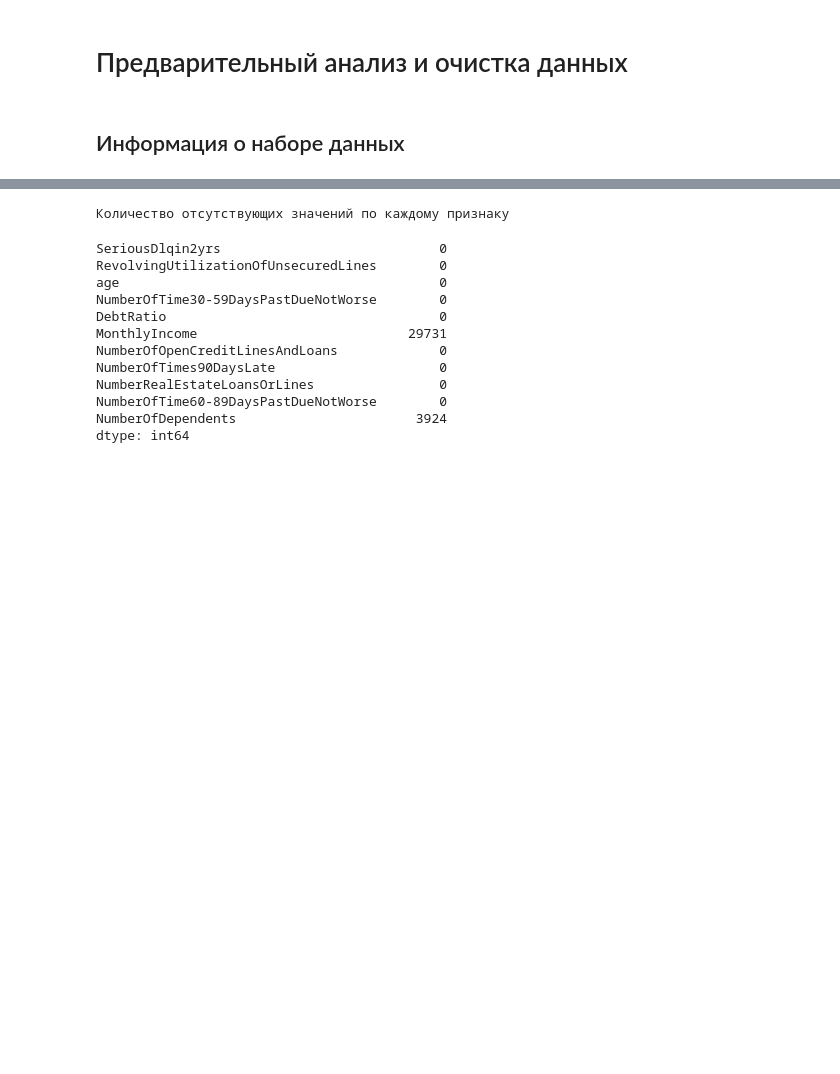
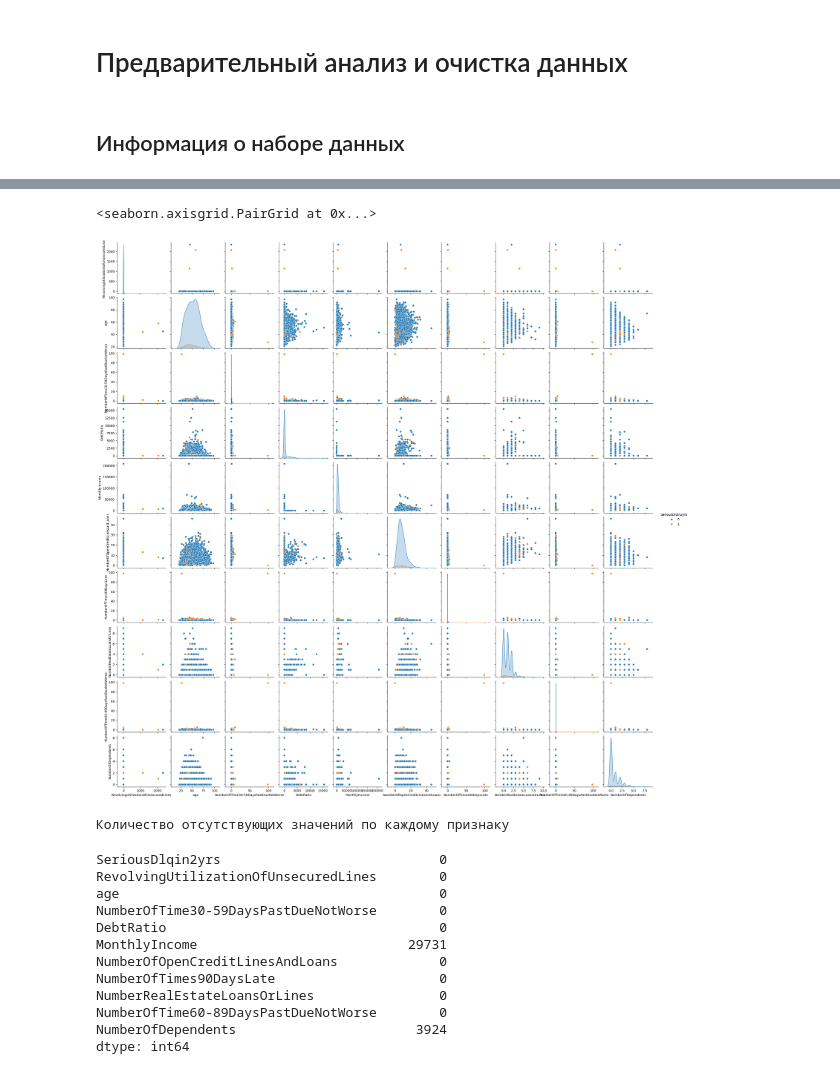
Before and after one commit to l00fi/bayes_optimization, a Jupyter notebook: main.ipynb, the cells around one changed output, grey strips where cells are left out. Drawn from its saved outputs; the diff is of its cells as text; code cells hidden in the pictures; blank space fills up the shorter version.

```diff
--- a/main.ipynb
+++ b/main.ipynb
@@ -100,3 +84,8 @@ for column in data.columns:
+# %%
+sns.pairplot(data.iloc[0:2000,:], hue= 'SeriousDlqin2yrs')
+# %% [output]
+<seaborn.axisgrid.PairGrid at 0x...>
+[figure, added]
 # %%
 print("Количество отсутствующих значений по каждому признаку")
 data.isna().sum()
```
Also changed, not shown: parts of 28 cells of this notebook, 1 other file.
